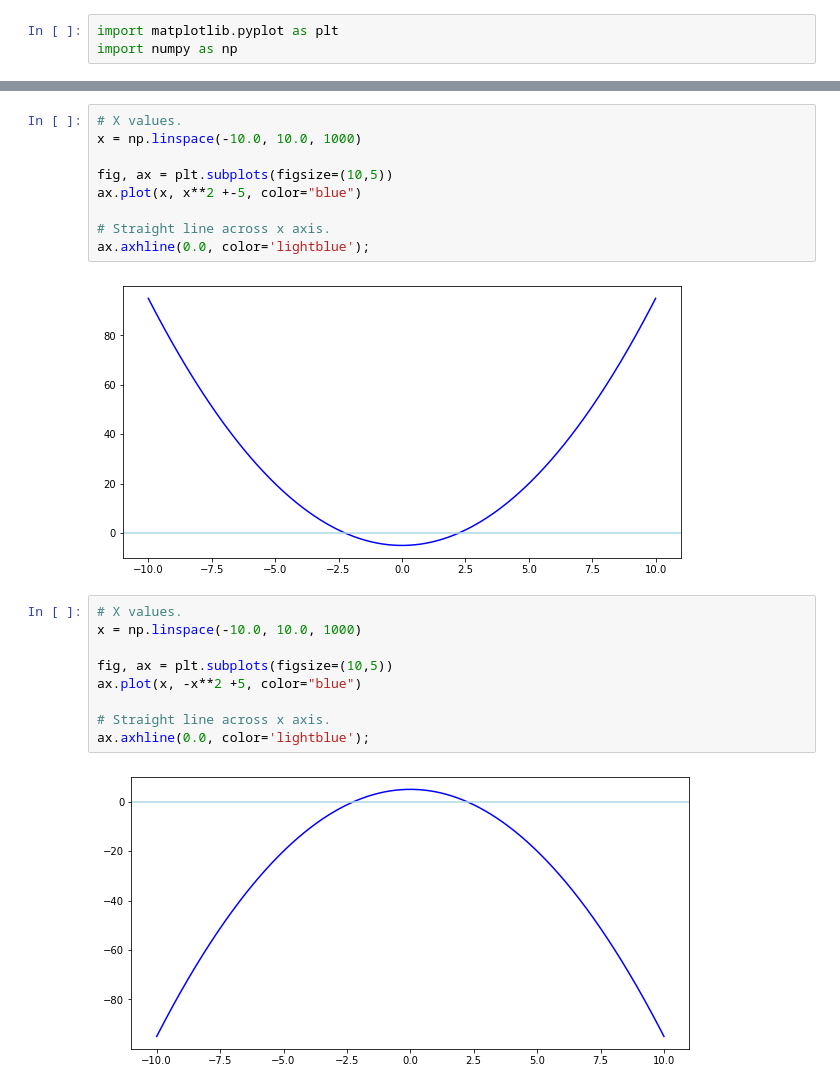
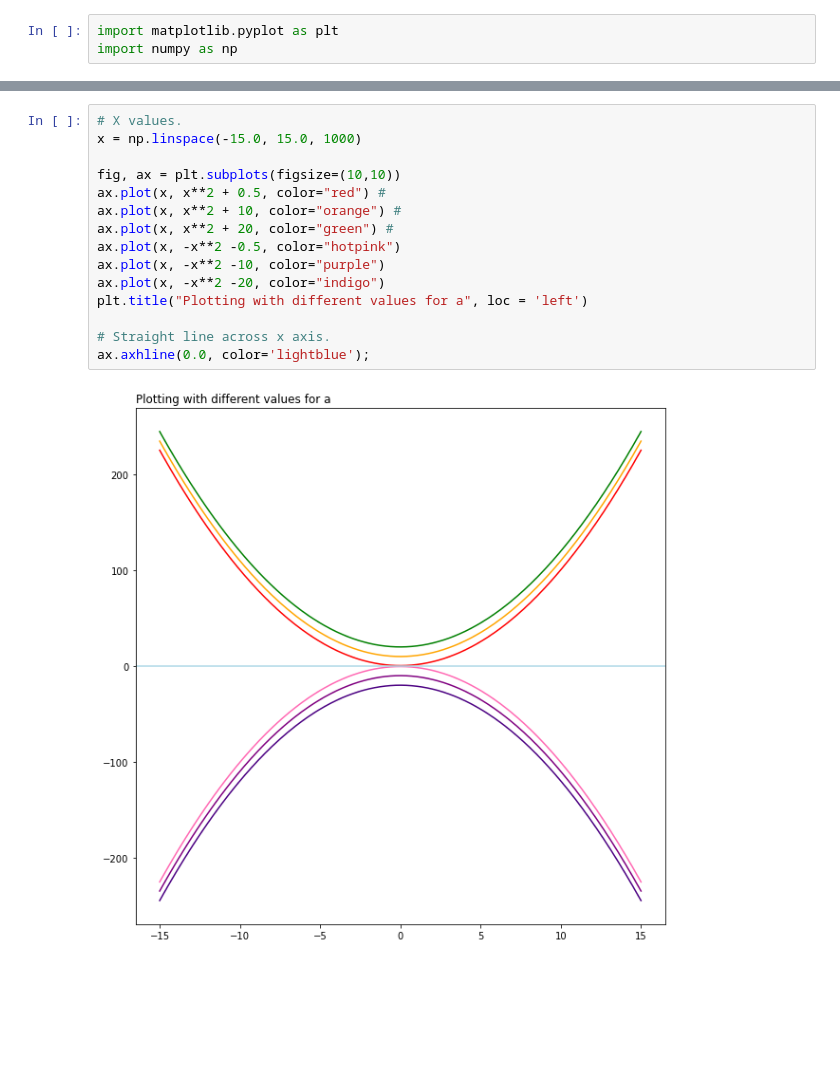
Before and after one commit to alexandrac77/emerging-technologies, a Jupyter notebook: content/Class Notebooks/Fourier Transforms.ipynb, the cells around one changed output, grey strips where cells are left out. Cells and saved outputs as stored; diff of their text form; blank space fills up the shorter version.

```diff
--- a/content/Class Notebooks/Fourier Transforms.ipynb
+++ b/content/Class Notebooks/Fourier Transforms.ipynb
@@ -57,22 +85,17 @@ import numpy as np
 # %%
 # X values.
-x = np.linspace(-10.0, 10.0, 1000)
+x = np.linspace(-15.0, 15.0, 1000)
 
-fig, ax = plt.subplots(figsize=(10,5))
-ax.plot(x, x**2 +-5, color="blue")
+fig, ax = plt.subplots(figsize=(10,10))
+ax.plot(x, x**2 + 0.5, color="red") #
+ax.plot(x, x**2 + 10, color="orange") #
+ax.plot(x, x**2 + 20, color="green") #
+ax.plot(x, -x**2 -0.5, color="hotpink")
+ax.plot(x, -x**2 -10, color="purple")
+ax.plot(x, -x**2 -20, color="indigo")
+plt.title("Plotting with different values for a", loc = 'left')
 
 # Straight line across x axis.
 ax.axhline(0.0, color='lightblue');
 # %% [output]
-[figure, old version]
+[figure, new version]
-# %%
-# X values.
-x = np.linspace(-10.0, 10.0, 1000)
-
-fig, ax = plt.subplots(figsize=(10,5))
-ax.plot(x, -x**2 +5, color="blue")
-
-# Straight line across x axis.
-ax.axhline(0.0, color='lightblue');
-# %% [output]
-[figure, removed]
```
Also changed, not shown: parts of 9 cells of this notebook.
